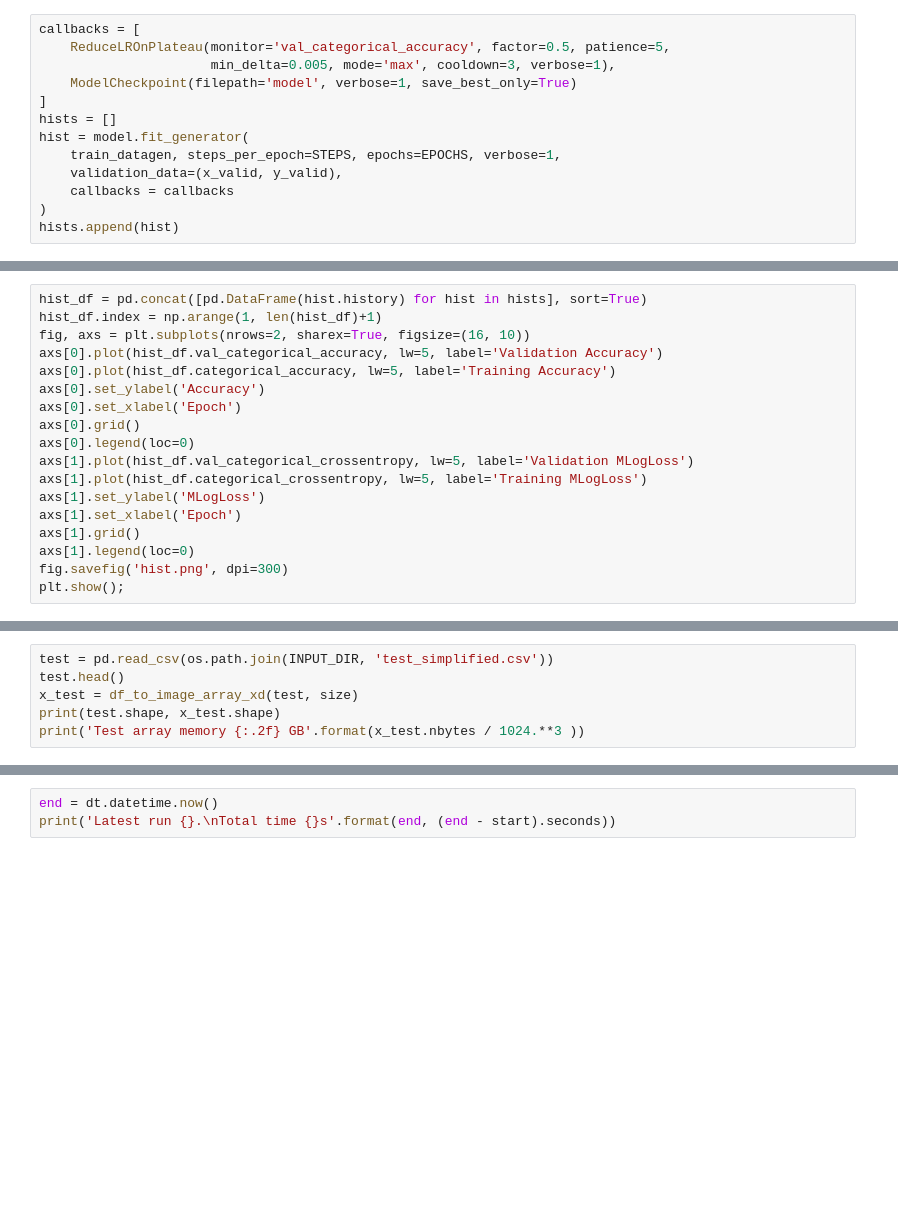
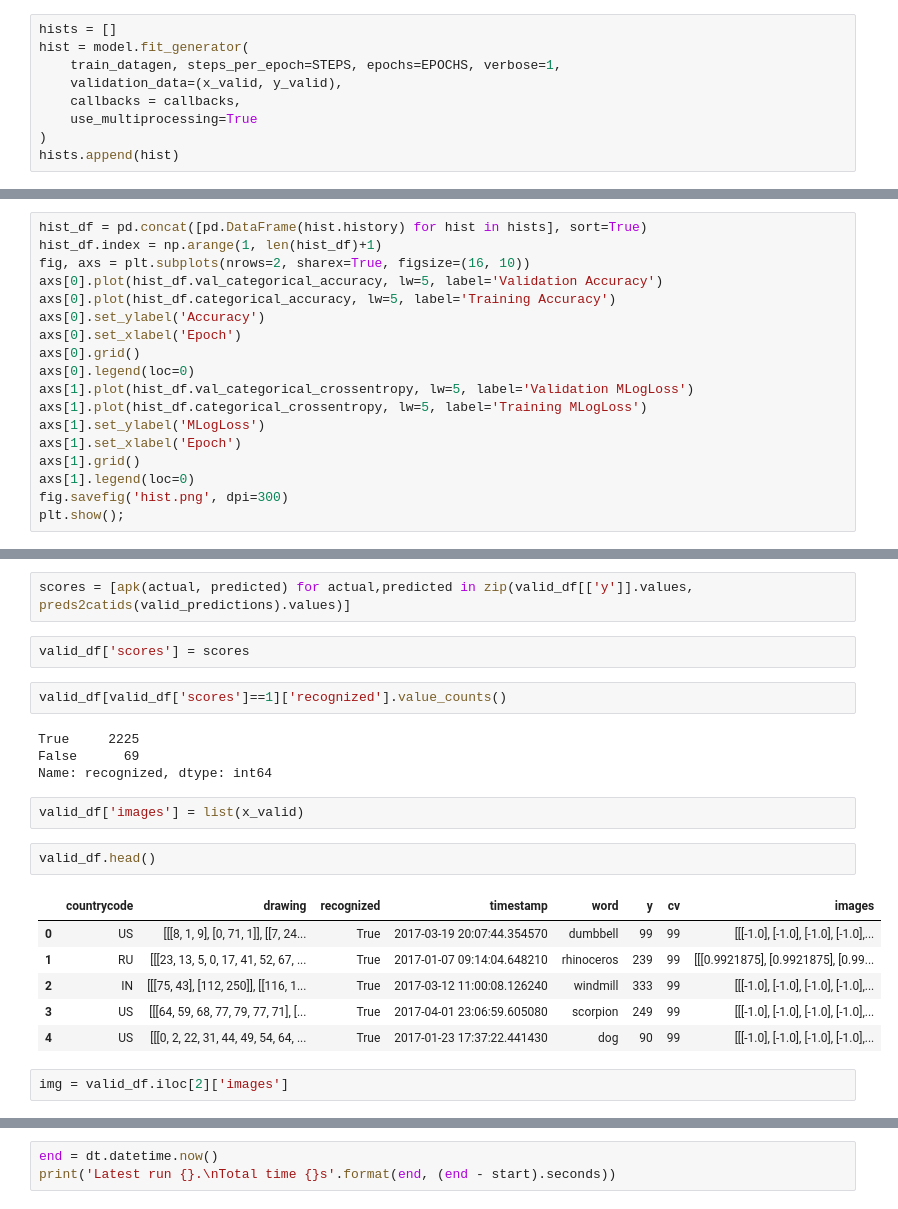
Before and after one commit to jhell96/doodle-kaggle, a Jupyter notebook: notebooks/kernel.ipynb, the cells around one changed output, grey strips where cells are left out. Cells and saved outputs as stored; diff of their text form; blank space fills up the shorter version.

```diff
--- a/notebooks/kernel.ipynb
+++ b/notebooks/kernel.ipynb
@@ -173,14 +184,10 @@ print(time.time()-start)
 # %%
-callbacks = [
-    ReduceLROnPlateau(monitor='val_categorical_accuracy', factor=0.5, patience=5,
-                      min_delta=0.005, mode='max', cooldown=3, verbose=1),
-    ModelCheckpoint(filepath='model', verbose=1, save_best_only=True)
-]
 hists = []
 hist = model.fit_generator(
     train_datagen, steps_per_epoch=STEPS, epochs=EPOCHS, verbose=1,
     validation_data=(x_valid, y_valid),
-    callbacks = callbacks
+    callbacks = callbacks,
+    use_multiprocessing=True
 )
 hists.append(hist)
 # %% [output]
@@ -276,6 +268,23 @@ print('Map3: {:.3f}'.format(map3))
-# %%
-test = pd.read_csv(os.path.join(INPUT_DIR, 'test_simplified.csv'))
-test.head()
-x_test = df_to_image_array_xd(test, size)
-print(test.shape, x_test.shape)
-print('Test array memory {:.2f} GB'.format(x_test.nbytes / 1024.**3 ))
+# %%
+scores = [apk(actual, predicted) for actual,predicted in zip(valid_df[['y']].values, preds2catids(valid_predictions).values)]
+# %%
+valid_df['scores'] = scores
+# %%
+valid_df[valid_df['scores']==1]['recognized'].value_counts()
+# %% [output]
+True     2225
+False      69
+Name: recognized, dtype: int64
+# %%
+valid_df['images'] = list(x_valid)
+# %%
+valid_df.head()
+# %% [output]
+|  | countrycode | drawing | recognized | timestamp | word | y | cv | images |
+| 0 | US | [[[8, 1, 9], [0, 71, 1]], [[7, 24... | True | 2017-03-19 20:07:44.354570 | dumbbell | 99 | 99 | [[[-1.0], [-1.0], [-1.0], [-1.0],... |
+| 1 | RU | [[[23, 13, 5, 0, 17, 41, 52, 67, ... | True | 2017-01-07 09:14:04.648210 | rhinoceros | 239 | 99 | [[[0.9921875], [0.9921875], [0.99... |
+| 2 | IN | [[[75, 43], [112, 250]], [[116, 1... | True | 2017-03-12 11:00:08.126240 | windmill | 333 | 99 | [[[-1.0], [-1.0], [-1.0], [-1.0],... |
+| 3 | US | [[[64, 59, 68, 77, 79, 77, 71], [... | True | 2017-04-01 23:06:59.605080 | scorpion | 249 | 99 | [[[-1.0], [-1.0], [-1.0], [-1.0],... |
+| 4 | US | [[[0, 2, 22, 31, 44, 49, 54, 64, ... | True | 2017-01-23 17:37:22.441430 | dog | 90 | 99 | [[[-1.0], [-1.0], [-1.0], [-1.0],... |
+# %%
+img = valid_df.iloc[2]['images']
```
Also changed, not shown: parts of 20 cells of this notebook.
